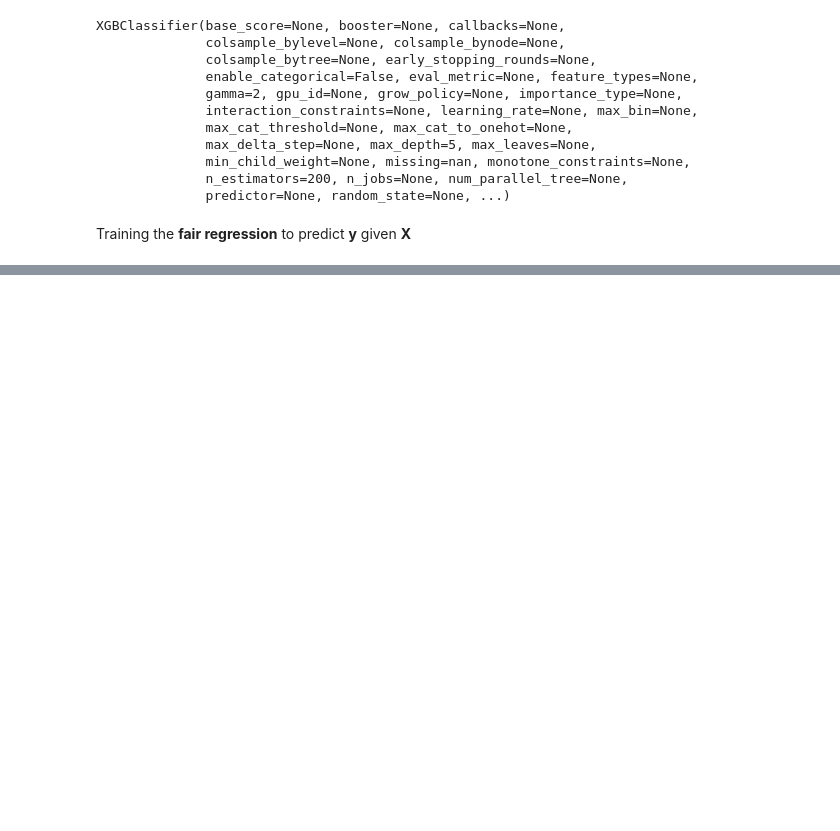
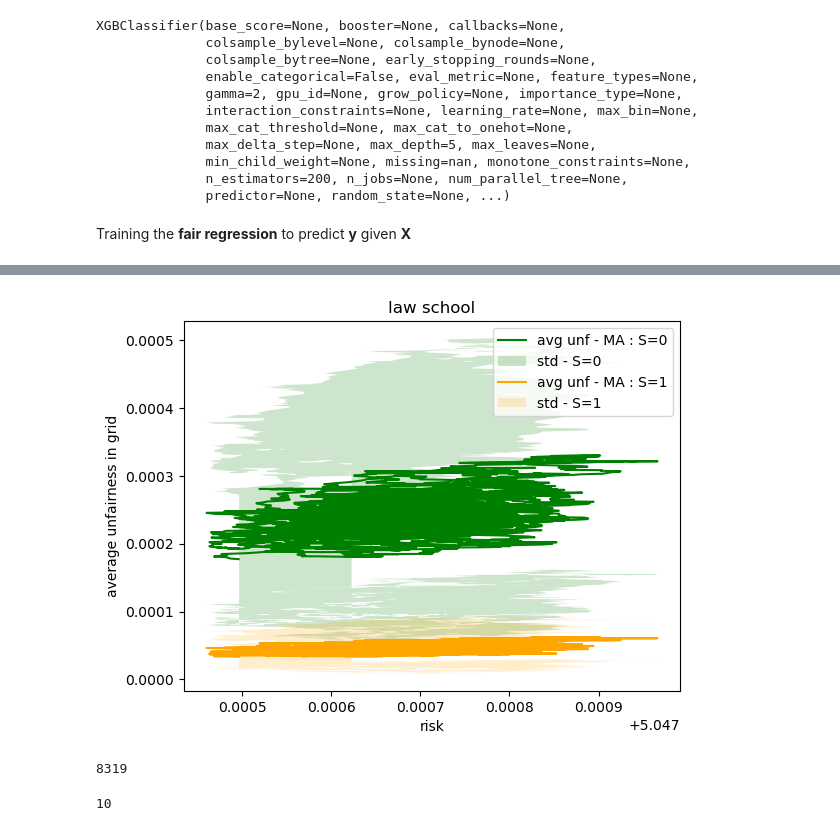
Before and after one commit to taturyan/unaware-fair-reg, a Jupyter notebook: LawSchool_experiments.ipynb, the cells around one changed output, grey strips where cells are left out. Drawn from its saved outputs; the diff is of its cells as text; code cells hidden in the pictures; blank space fills up the shorter version.

```diff
--- a/LawSchool_experiments.ipynb
+++ b/LawSchool_experiments.ipynb
@@ -150,0 +125,12 @@ DP_unfairness(y_test, S_test, bins=bins)
+# %%
+plot_unfairness_vs_risk(risk_history_all, avg_unf_all, T=T, moving_av=100, K=2, dataset='law school')
+# %% [output]
+[figure, added]
+# %%
+len(X_unlab)
+# %% [output]
+8319
+# %%
+len(risk_history_all)
+# %% [output]
+10
```
Also changed, not shown: parts of 30 cells of this notebook.
